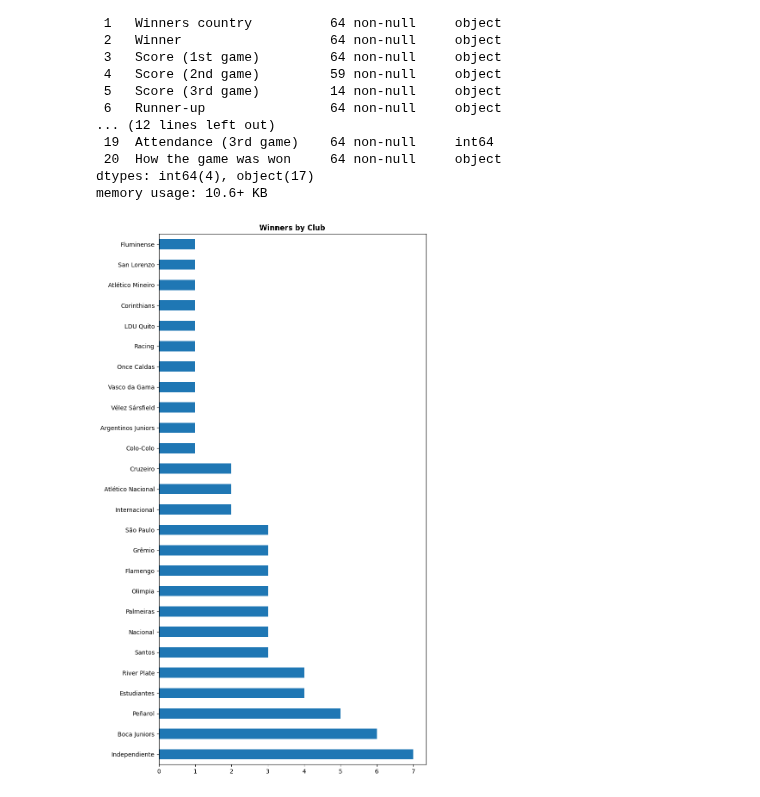
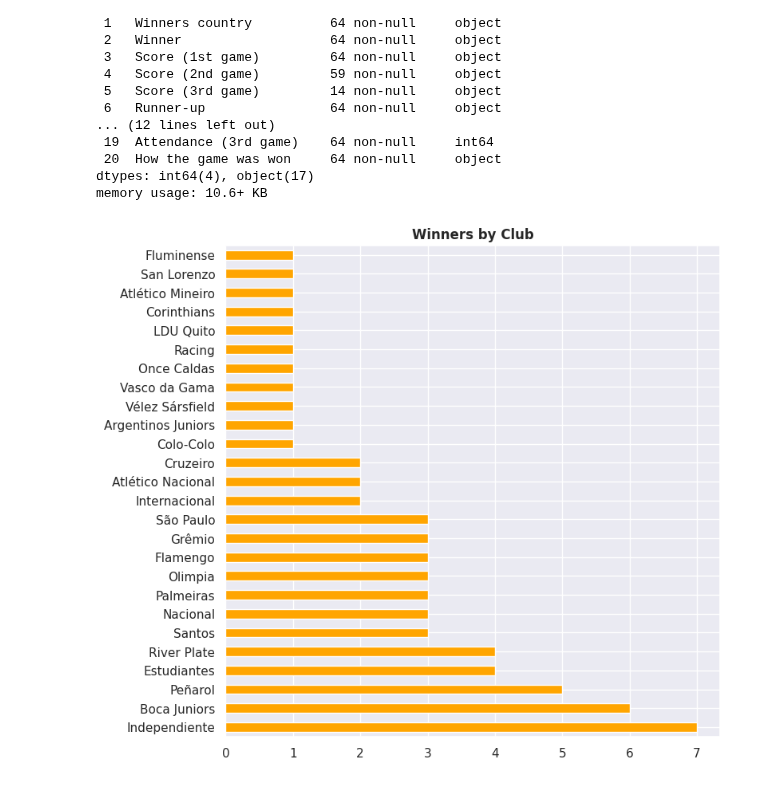
Before and after one commit to guilhermelaviola/SoccerCompetitionsStudy, a Jupyter notebook: CopaLibertadoresStudy.ipynb, the cells around one changed output. Saved outputs shown, nothing was run; the diff lists cells and outputs as text; code cells hidden in the pictures.

```diff
--- a/CopaLibertadoresStudy.ipynb
+++ b/CopaLibertadoresStudy.ipynb
@@ -6,8 +6,8 @@ import numpy as np
 import pandas as pd
 import seaborn as sns
 import matplotlib.pyplot as plt
-from matplotlib.animation import FuncAnimation, FFMpegWriter
-import seaborn as sns
+sns.set(style = 'darkgrid')
+plt.style.use('seaborn-pastel')
 # %%
 # Importing the dataset:
 conmebol_competitions = pd.ExcelFile('CONMEBOL Competitions finals.xlsx')
@@ -51,12 +51,11 @@ dtypes: int64(4), object(17)
 memory usage: 10.6+ KB
 # %%
 # Displaying number of titles by club:
-lib.groupby('Season').first()['Winner'].value_counts().plot(kind = 'barh',
-                                                                     figsize = (8, 16))
+lib.groupby('Season').first()['Winner'].value_counts().plot(kind = 'barh', color = 'orange', figsize = (8, 8))
 plt.ylabel(None)
 plt.title('Winners by Club', fontweight = 'bold')
 plt.show()
 # %% [output]
-[figure, old version]
+[figure, new version]
 # %%
 # Displaying number of runners-up by club:
```
Also changed, not shown: parts of 6 cells of this notebook.
